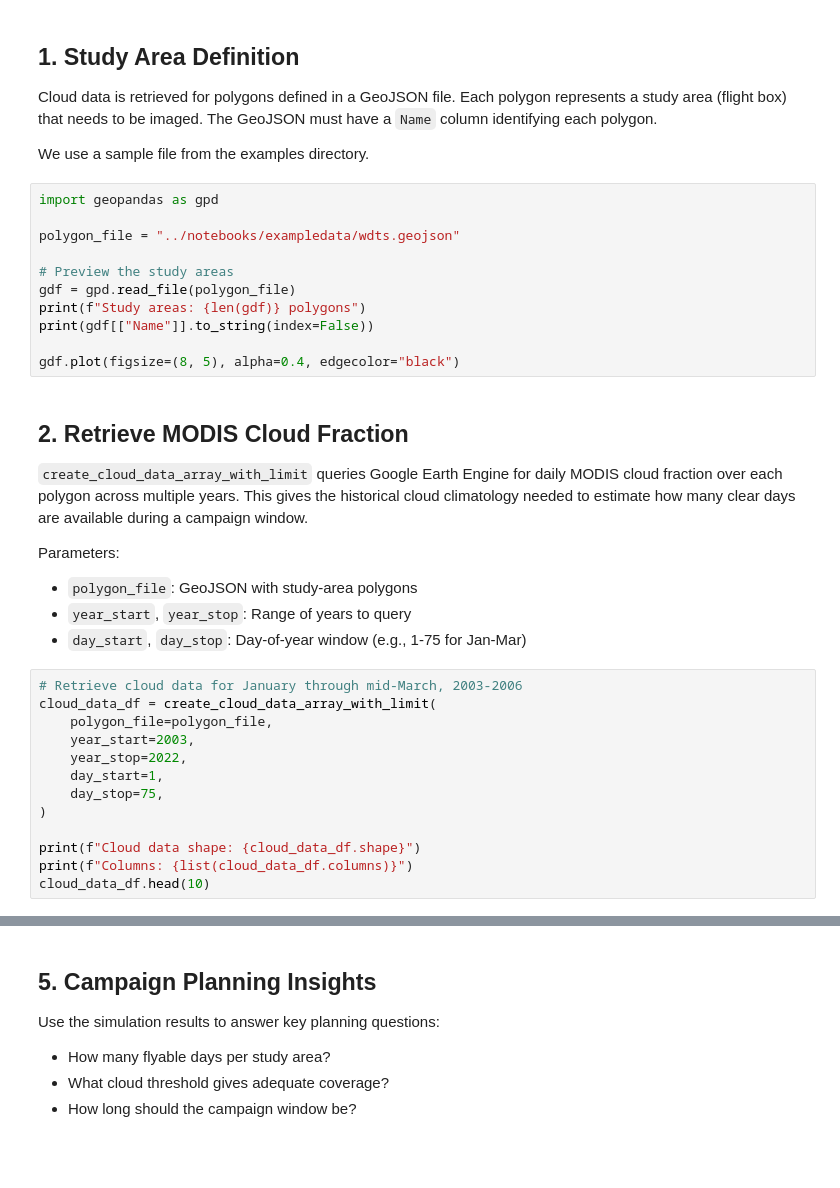
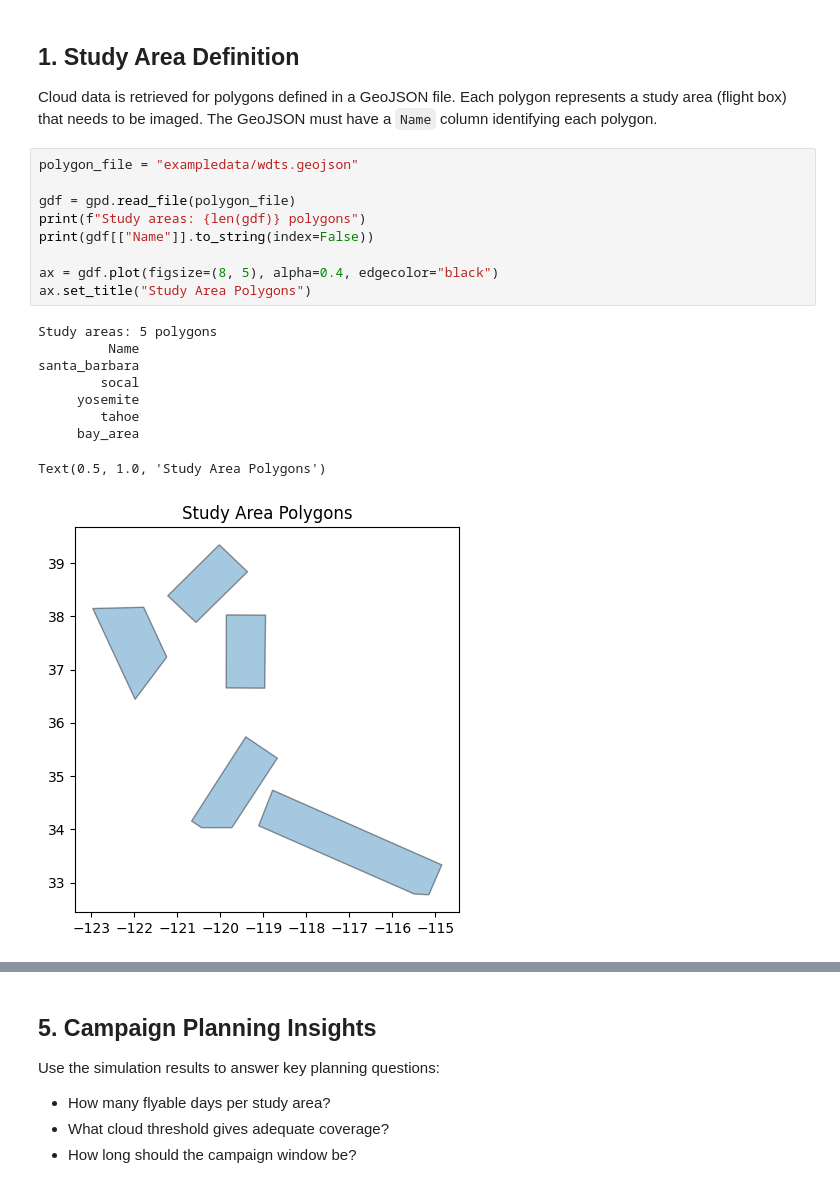
Before and after one commit to ryanpavlick/hyplan, a Jupyter notebook: notebooks/cloud_analysis.ipynb, the cells around one changed output, grey strips where cells are left out. Cells and saved outputs as stored; diff of their text form; blank space fills up the shorter version.

```diff
--- a/notebooks/cloud_analysis.ipynb
+++ b/notebooks/cloud_analysis.ipynb
@@ -40,41 +40,22 @@ from hyplan.clouds import (
 Cloud data is retrieved for polygons defined in a GeoJSON file. Each
 polygon represents a study area (flight box) that needs to be imaged.
 The GeoJSON must have a `Name` column identifying each polygon.
-
-We use a sample file from the examples directory.
 # %%
-import geopandas as gpd
+polygon_file = "exampledata/wdts.geojson"
 
-polygon_file = "../notebooks/exampledata/wdts.geojson"
-
-# Preview the study areas
 gdf = gpd.read_file(polygon_file)
 print(f"Study areas: {len(gdf)} polygons")
 print(gdf[["Name"]].to_string(index=False))
 
-gdf.plot(figsize=(8, 5), alpha=0.4, edgecolor="black")
+ax = gdf.plot(figsize=(8, 5), alpha=0.4, edgecolor="black")
+ax.set_title("Study Area Polygons")
+# %% [output]
+Study areas: 5 polygons
+         Name
+santa_barbara
+        socal
+     yosemite
+        tahoe
+     bay_area
+Text(0.5, 1.0, 'Study Area Polygons')
+[figure, added]
-# %% [markdown]
-## 2. Retrieve MODIS Cloud Fraction
-
-`create_cloud_data_array_with_limit` queries Google Earth Engine for
-daily MODIS cloud fraction over each polygon across multiple years.
-This gives the historical cloud climatology needed to estimate how
-many clear days are available during a campaign window.
-
-Parameters:
-- `polygon_file`: GeoJSON with study-area polygons
-- `year_start`, `year_stop`: Range of years to query
-- `day_start`, `day_stop`: Day-of-year window (e.g., 1-75 for Jan-Mar)
-# %%
-# Retrieve cloud data for January through mid-March, 2003-2006
-cloud_data_df = create_cloud_data_array_with_limit(
-    polygon_file=polygon_file,
-    year_start=2003,
-    year_stop=2022,
-    day_start=1,
-    day_stop=75,
-)
-
-print(f"Cloud data shape: {cloud_data_df.shape}")
-print(f"Columns: {list(cloud_data_df.columns)}")
-cloud_data_df.head(10)
```
Also changed, not shown: parts of 15 cells of this notebook, 4 other files.
